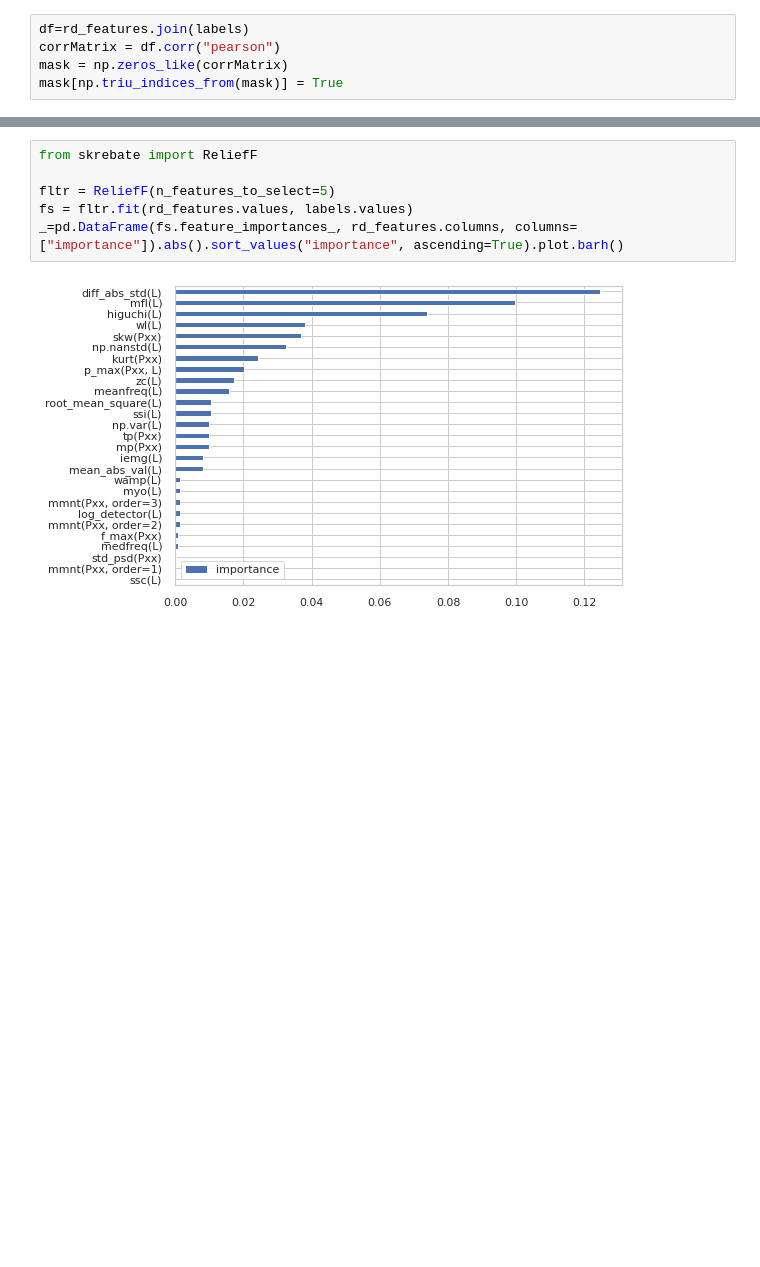
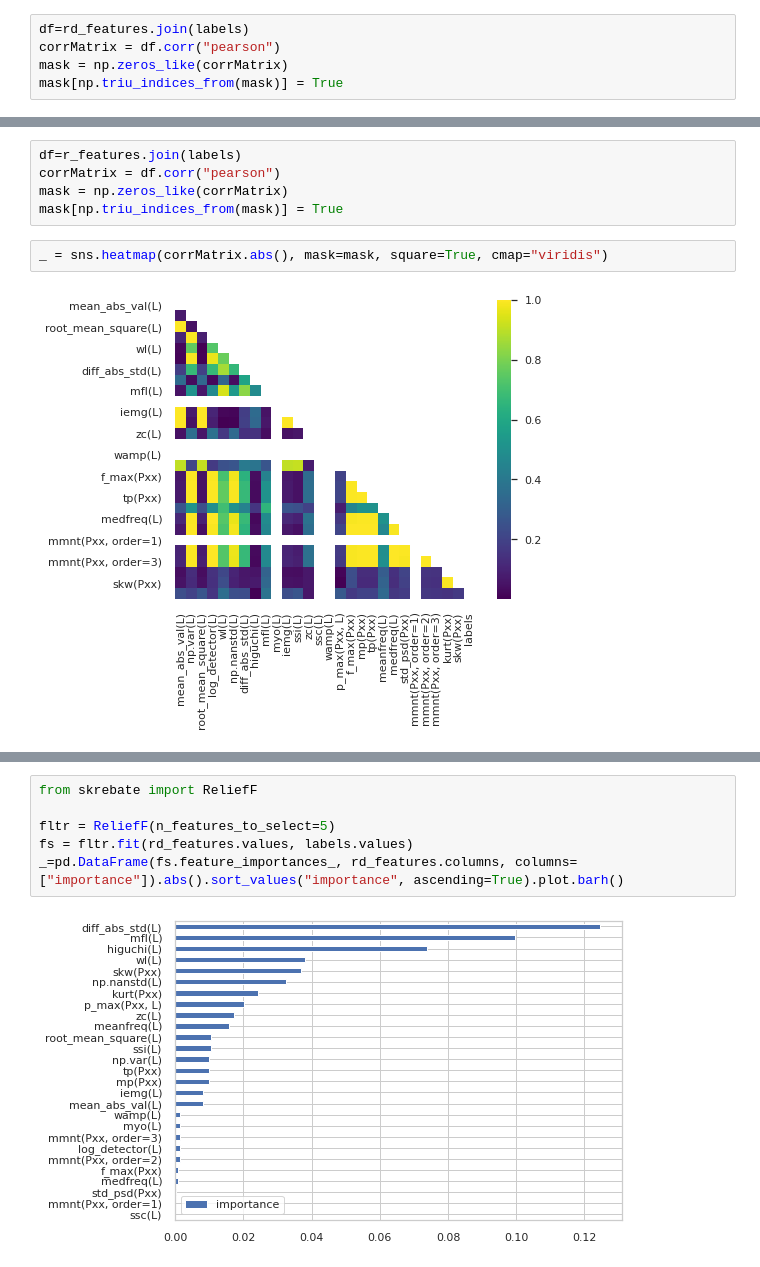
Before and after one commit to spolex/spiral, a Jupyter notebook: notebooks/202011_spiral_extracted_features_exploration.ipynb, the cells around one changed output, grey strips where cells are left out. Saved outputs shown, nothing was run; the diff lists cells and outputs as text; blank space fills up the shorter version.

```diff
--- a/notebooks/202011_spiral_extracted_features_exploration.ipynb
+++ b/notebooks/202011_spiral_extracted_features_exploration.ipynb
@@ -104,0 +123,9 @@ plt.plot([0.005, 0.005],[-1.0,10.0], 'k-', lw=2)
+# %%
+df=r_features.join(labels)
+corrMatrix = df.corr("pearson")
+mask = np.zeros_like(corrMatrix)
+mask[np.triu_indices_from(mask)] = True
+# %%
+_ = sns.heatmap(corrMatrix.abs(), mask=mask, square=True, cmap="viridis")
+# %% [output]
+[figure, added]
```
Also changed, not shown: parts of 26 cells of this notebook, 1 other file.
